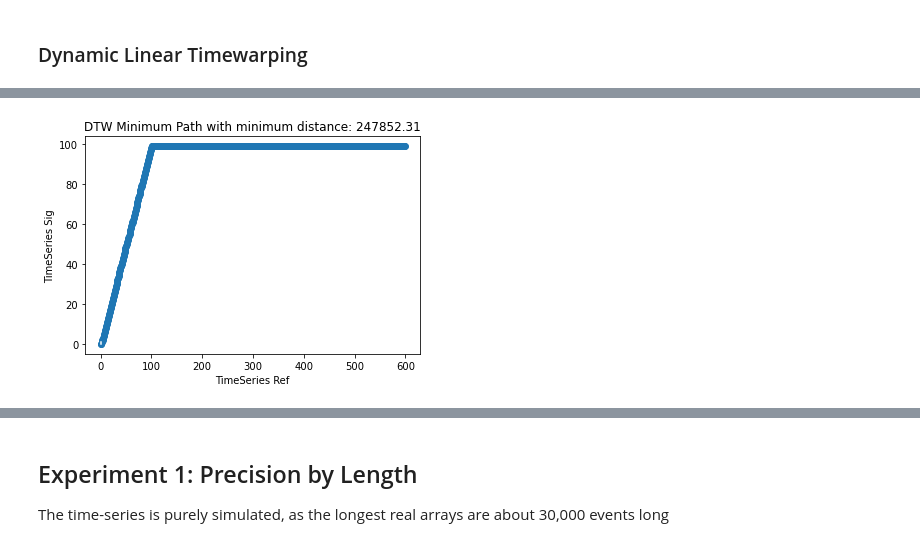
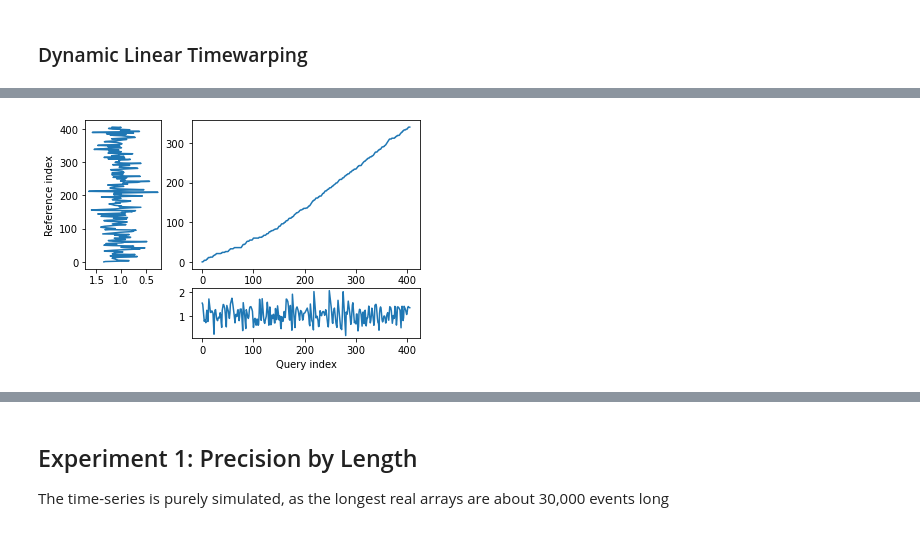
Before and after one commit to iot-salzburg/nearest-advocate, a Jupyter notebook: experiments/method_comparision_semisimulated.ipynb, the cells around one changed output, grey strips where cells are left out. Saved outputs shown, nothing was run; the diff lists cells and outputs as text; code cells hidden in the pictures.

```diff
--- a/experiments/method_comparision_semisimulated.ipynb
+++ b/experiments/method_comparision_semisimulated.ipynb
@@ -77,6 +80,9 @@ PCC_MODE = "same"
 
 # parameters for KCC
 KERNEL_PRECISION = 0.05
+
+# parameters for DTW (tradeoff-between accuracy and runtime)
+DTW_STEPWIDTH = 0.5
 # %% [markdown]
 ## Data
 
@@ -611,62 +627,61 @@ Found optimum at 31.400s with value 48.5000
 # %% [markdown]
 ### Dynamic Linear Timewarping
 # %%
-# dynamic linear timewarping via recursive fastDTW implementation
 # for more information see also: https://cs.fit.edu/~pkc/papers/tdm04.pdf
-def dynamic_linear_timewarping(arr_ref: np.ndarray, arr_sig: np.ndarray, radius=euclidean):
+def dynamic_linear_timewarping(arr_ref: np.ndarray, arr_sig: np.ndarray, step_pattern=dtw.asymmetric):
     """Uses fastdtw implementation to calculate optimal alignment
     between two time series arrays with equal length or non-equal length.
     The warp path distance is a measure of the difference between the two time
     series after they have been warped together, which is measured by the sum
     of the distances between each pair of points connected by the vertical lines.
     Implementation: distance, warped_path = fastDTW(x, y, radius), where:
-    x = timeseries of length x
-    y = timeseries of length y
-    radius = search distance outside of projected warppath from previous resol. of refining warppath
-    distance = Minimum distance warppath between X and Y
-    warped_path = The warped path distance between X and Y
+    x = timeseries of length n
+    y = timeseries of length m
+    step_pattern (dtw object): default is dtw.asymmetric
     """
+    # Interpolate on a constant sample rate
+    time_vector = np.arange(int(max(arr_ref[0], arr_sig[0])),
+                            int(min(arr_ref[-1], arr_sig[-1])),
+                            step=DTW_STEPWIDTH)
+    arr_ref_cont = np.interp(time_vector, arr_ref[:-1], np.diff(arr_ref))
+    arr_sig_cont = np.interp(time_vector, arr_sig[:-1], np.diff(arr_sig))
 
-    # arr_ref_2 = np.array([arr_ref[:-1], np.diff(arr_ref)]).T
-    # arr_sig_2 = np.array([arr_sig[:-1], np.diff(arr_sig)]).T
-
-    # fastDTW call
-    distance, warped_path = fastdtw(arr_ref, arr_sig, dist=radius)
+    ## Display the warping curve, i.e. the alignment curve
+    alignment = dtw.dtw(arr_sig_cont, arr_ref_cont,
+                    keep_internals=True, step_pattern=step_pattern,
+                    window_type=None, open_begin=True, open_end=True)
 
     # create dataframe_array and time_shift result
-    time_shift, element_shift = [], []
-    for i, (e_ref, e_sig) in enumerate(warped_path):
-        if e_ref != 0 and e_sig != 0 and e_ref < len(arr_ref)-1 and e_sig < len(arr_sig)-1:
-            element_shift.append(e_ref - e_sig)
-            time_shift.append(arr_ref[e_ref] - arr_sig[e_sig])
-            # print(e_ref, e_sig, arr_ref[e_ref, 0], arr_sig[e_sig, 0])
-            # break
+    time_shifts, element_shifts = [], []
+    for i, (e_ref, e_sig) in enumerate(zip(alignment.index1, alignment.index2)):
+        if e_ref != 0 and e_sig != 0 and e_ref < len(arr_ref_cont)-1 and e_sig < len(arr_sig_cont)-1:
+            element_shifts.append(e_ref - e_sig)
+            # time_shift.append(time_vector[e_ref] - time_vector[e_sig])
+            # print(e_ref, e_sig, time_vector[e_ref], time_vector[e_sig])
 
-    # calculate median return parameter
-    median_element_shift = np.median(element_shift)
-    median_time_shift = np.median(time_shift)
+    # calculate modus return parameter
+    try:
+        element_shift_modus = Counter(element_shifts).most_common(1)[0][0]
+        time_shift = element_shift_modus * DTW_STEPWIDTH
+    except IndexError:
+        if len(element_shifts) > 0:
+            element_shift_modus = np.median(element_shifts)
+            time_shift = element_shift_modus * DTW_STEPWIDTH
+        else:
+            time_shift = 0.0
+    return time_shift, alignment
 
-    #return all
-    return distance, warped_path, element_shift, median_element_shift, time_shift, median_time_shift
+start_time = time.time()
+arr_ref = np.cumsum(np.random.normal(loc=1, scale=0.25, size=1000))
+arr_sig = modify_timeseries(arr=arr_ref, offset=10*np.pi, sigma=0.2, fraction=0.99,
+                           time_warp_scale=0.00, subselect_length=200)
 
+#distance, warped_path, element_shift, median_element_shift, time_shift, median_time_shift = dynamic_linear_timewarping(arr_ref, arr_sig)
+time_shift, alignment = dynamic_linear_timewarping(arr_ref, arr_sig, step_pattern=dtw.asymmetric)
+print(f"Found resulting median shift of {time_shift:.3f}s in {time.time()-start_time:.5g}s")
 
-# testing DTW function
-arr_ref = np.cumsum(np.random.normal(loc=2, scale=0.25, size=600))
-arr_sig = modify_timeseries(arr=arr_ref, offset=np.pi, sigma=0.1, fraction=0.99)[:100]
-distance, warped_path, element_shift, median_element_shift, time_shift, median_time_shift = dynamic_linear_timewarping(arr_ref, arr_sig)
-
-plt.scatter(*zip(*warped_path))
-plt.plot(warped_path[0], warped_path[1], 'w')
-plt.xlabel('TimeSeries Ref')
-plt.ylabel('TimeSeries Sig')
-plt.title(f'DTW Minimum Path with minimum distance: {np.round(distance,2)}')
+# Plot with the Rabiner-Juang type VI-c unsmoothed recursion
+alignment.plot(type="threeway")
+alignment.plot(type="twoway",offset=-2)
 plt.show()
-
-plt.plot(element_shift)
-plt.title(f'Median element shift: {np.round(median_element_shift,2)}')
-plt.show()
-
-plt.plot(time_shift)
-plt.title(f'Median time shift: {np.round(median_time_shift,2)}')
-plt.show()
 # %% [output]
@@ -673 +689 @@ plt.show()
-[figure, old version]
+[figure, new version]
```
Also changed, not shown: parts of 23 cells of this notebook, 1 other file.
